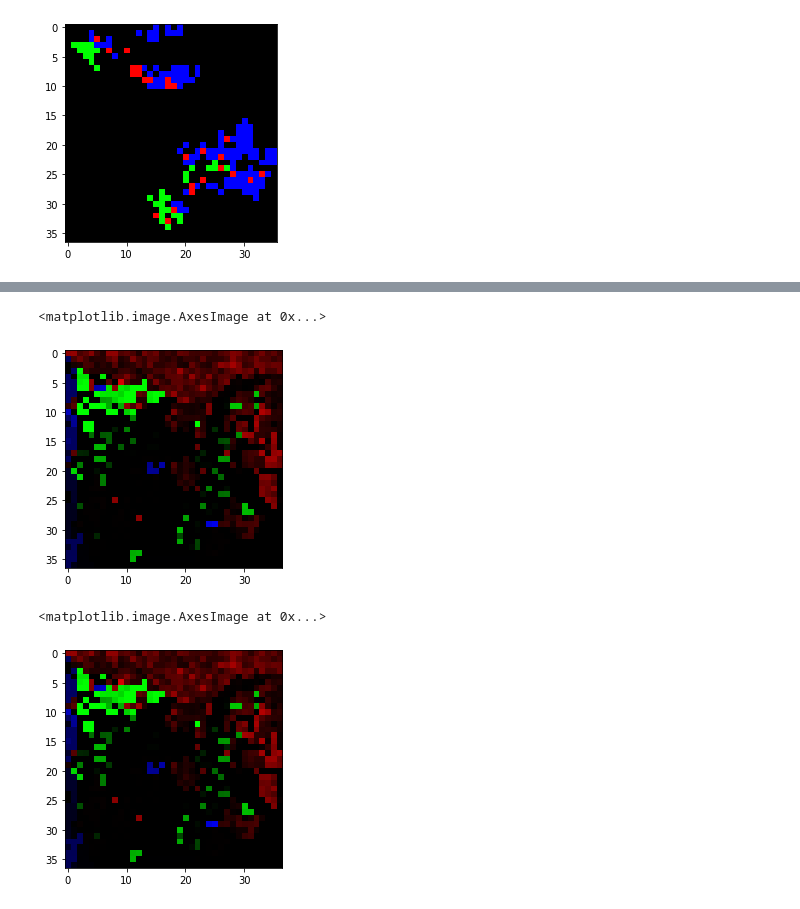
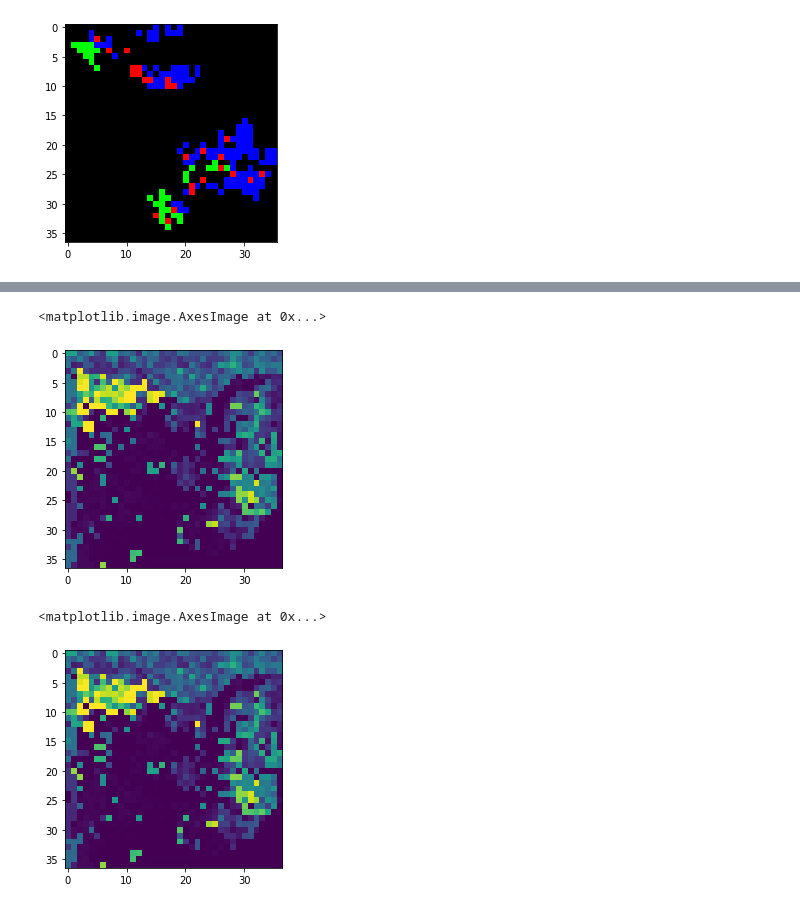
Before and after one commit to shenwanxiang/bidd-molmap, a Jupyter notebook: paper/01_generate_map.ipynb, the cells around one changed output, grey strips where cells are left out. Drawn from its saved outputs; the diff is of its cells as text; code cells hidden in the pictures.

```diff
--- a/paper/01_generate_map.ipynb
+++ b/paper/01_generate_map.ipynb
@@ -127,10 +128,10 @@ mp1._S.channels
 # %%
-plt.imshow(X1[0][:,:,[0, 4, 9]])
+plt.imshow(X1[0].sum(axis=-1))
 # %% [output]
 <matplotlib.image.AxesImage at 0x...>
-[figure, old version]
+[figure, new version]
 # %%
-plt.imshow(X1[1][:,:,[0,4, 9]])
+plt.imshow(X1[1].sum(axis=-1))
 # %% [output]
 <matplotlib.image.AxesImage at 0x...>
-[figure, old version]
+[figure, new version]
```
Also changed, not shown: parts of 8 cells of this notebook, 13 other files.
